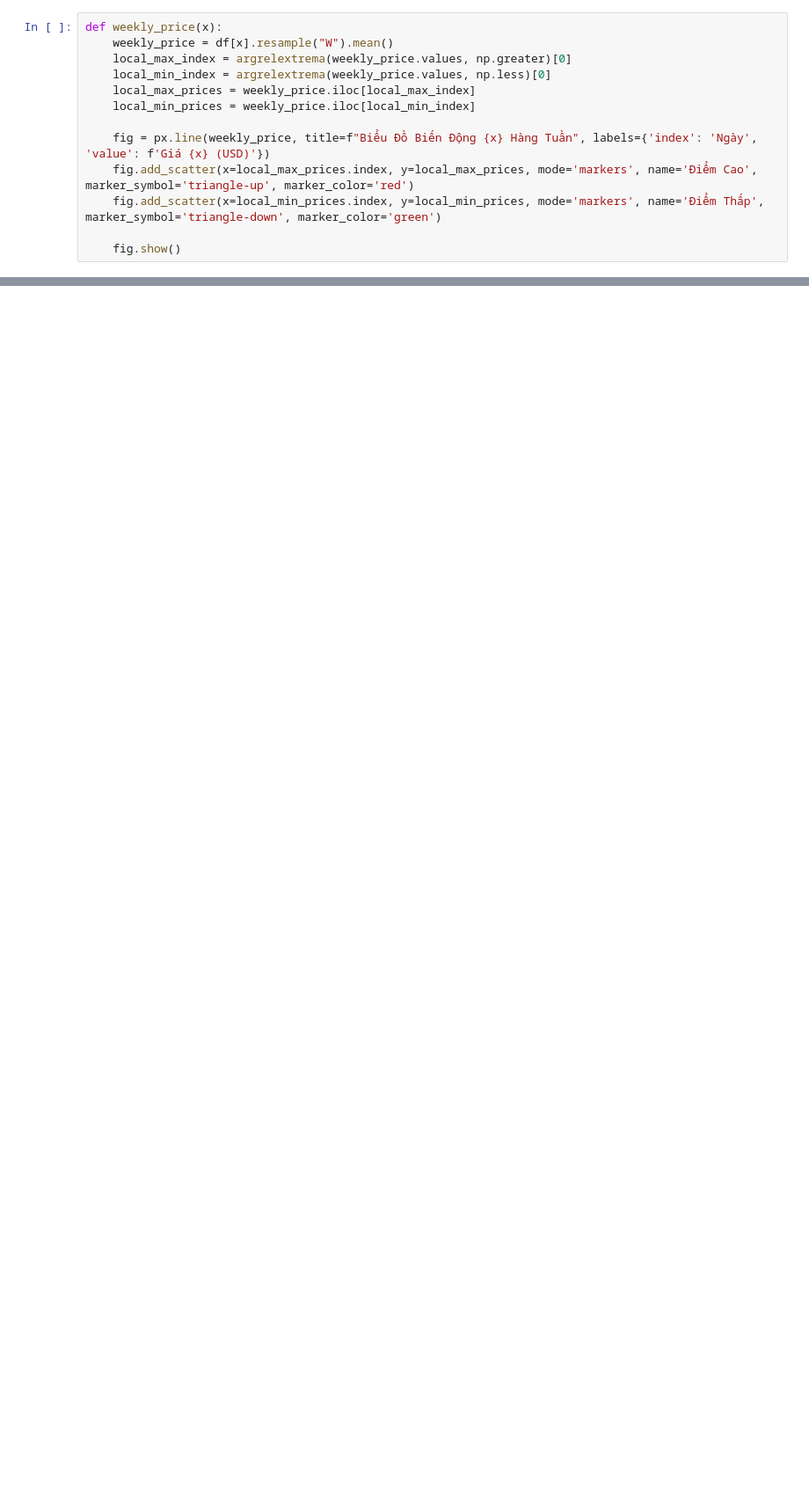
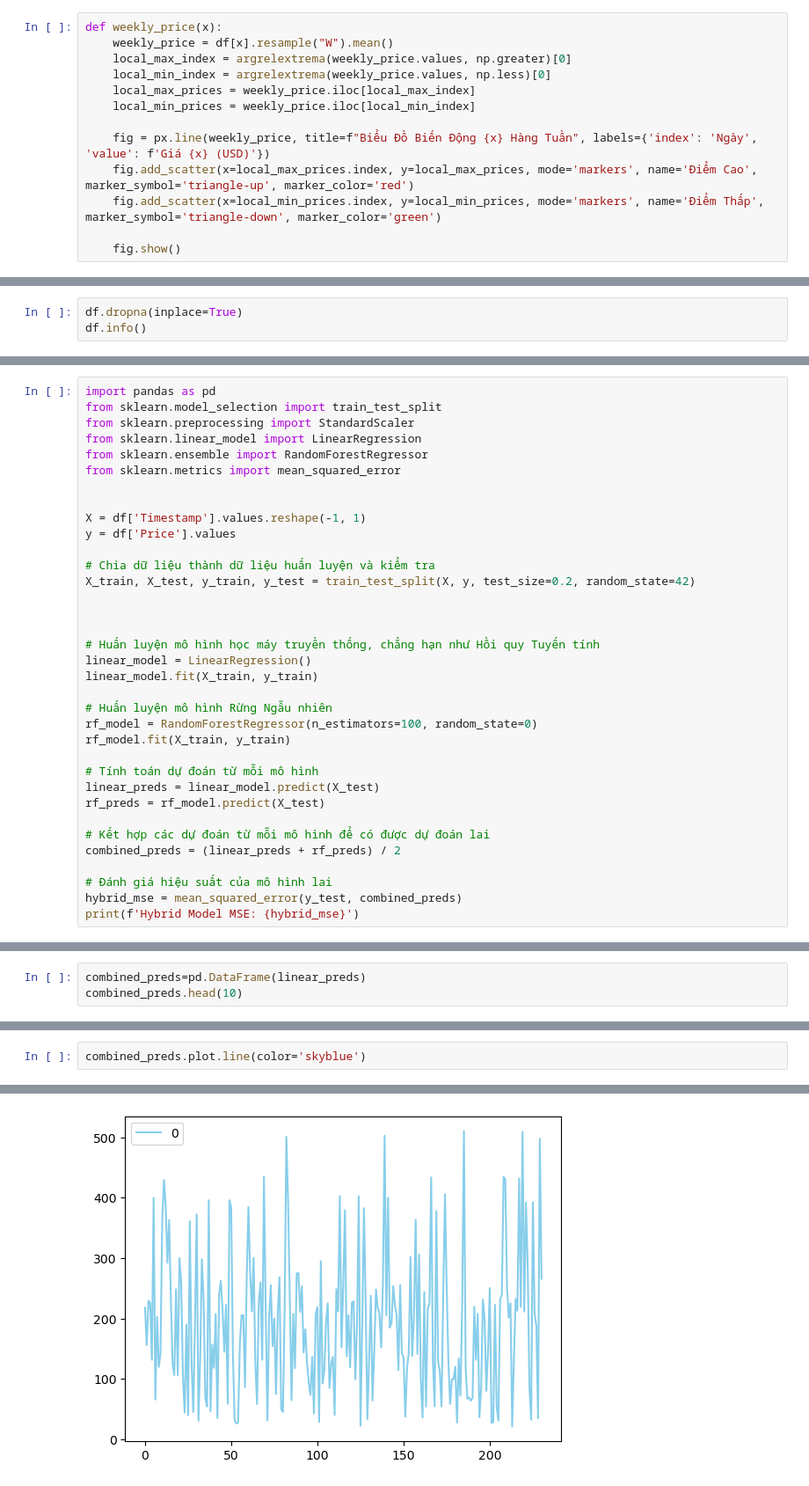
Before and after one commit to noskaiser2310/FDS-PJ1, a Jupyter notebook: FDS-Project 1/Stock/Nvida.ipynb, the cells around one changed output, grey strips where cells are left out. Shown at 88% size. Cells and saved outputs as stored; diff of their text form; blank space fills up the shorter version.

```diff
--- a/FDS-Project 1/Stock/Nvida.ipynb
+++ b/FDS-Project 1/Stock/Nvida.ipynb
@@ -89,0 +120,3 @@ fig.show()
+# %%
+df.dropna(inplace=True)
+df.info()
@@ -89,0 +141,35 @@ fig.show()
+# %%
+import pandas as pd
+from sklearn.model_selection import train_test_split
+from sklearn.preprocessing import StandardScaler
+from sklearn.linear_model import LinearRegression
+from sklearn.ensemble import RandomForestRegressor
+from sklearn.metrics import mean_squared_error
+
+
+X = df['Timestamp'].values.reshape(-1, 1)
+y = df['Price'].values
+
+# Chia dữ liệu thành dữ liệu huấn luyện và kiểm tra
+X_train, X_test, y_train, y_test = train_test_split(X, y, test_size=0.2, random_state=42)
+
+
+
+# Huấn luyện mô hình học máy truyền thống, chẳng hạn như Hồi quy Tuyến tính
+linear_model = LinearRegression()
+linear_model.fit(X_train, y_train)
+
+# Huấn luyện mô hình Rừng Ngẫu nhiên
+rf_model = RandomForestRegressor(n_estimators=100, random_state=0)
+rf_model.fit(X_train, y_train)
+
+# Tính toán dự đoán từ mỗi mô hình
+linear_preds = linear_model.predict(X_test)
+rf_preds = rf_model.predict(X_test)
+
+# Kết hợp các dự đoán từ mỗi mô hình để có được dự đoán lai
+combined_preds = (linear_preds + rf_preds) / 2
+
+# Đánh giá hiệu suất của mô hình lai
+hybrid_mse = mean_squared_error(y_test, combined_preds)
+print(f'Hybrid Model MSE: {hybrid_mse}')
@@ -89,0 +178,3 @@ fig.show()
+# %%
+combined_preds=pd.DataFrame(linear_preds)
+combined_preds.head(10)
@@ -89,0 +193,3 @@ fig.show()
+# %%
+combined_preds.plot.line(color='skyblue')
+# %% [output]
@@ -89,0 +197 @@ fig.show()
+[figure, added]
```
Also changed, not shown: parts of 22 cells of this notebook, 3 other files.
